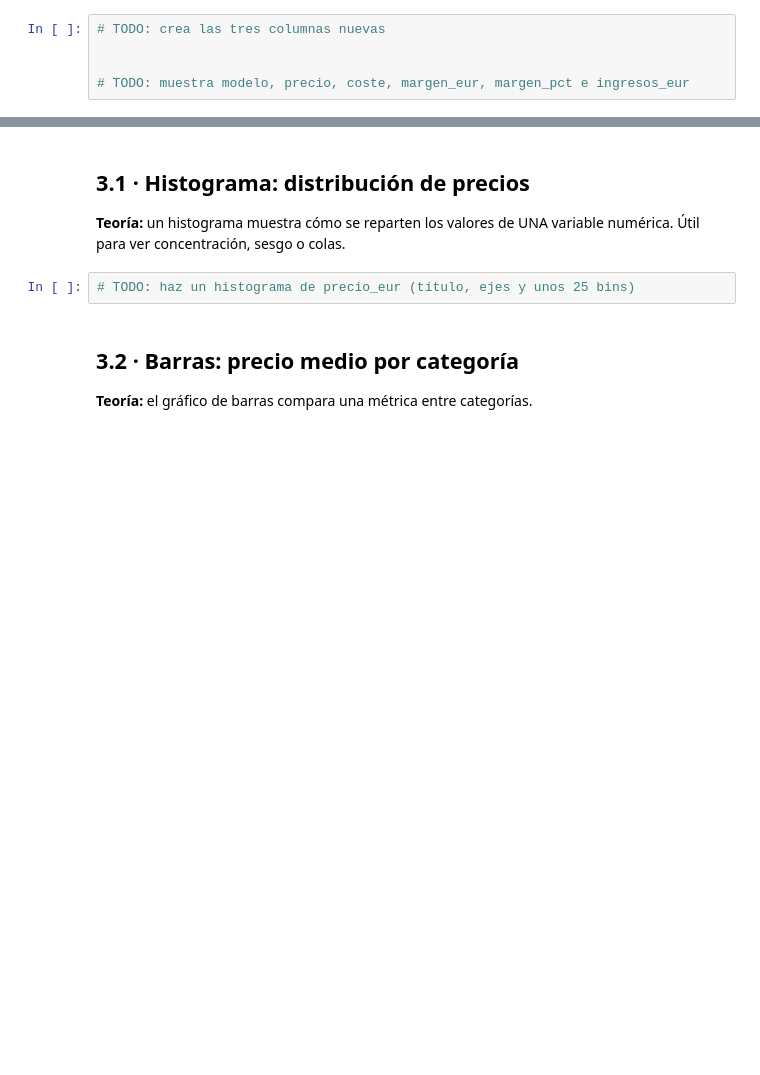
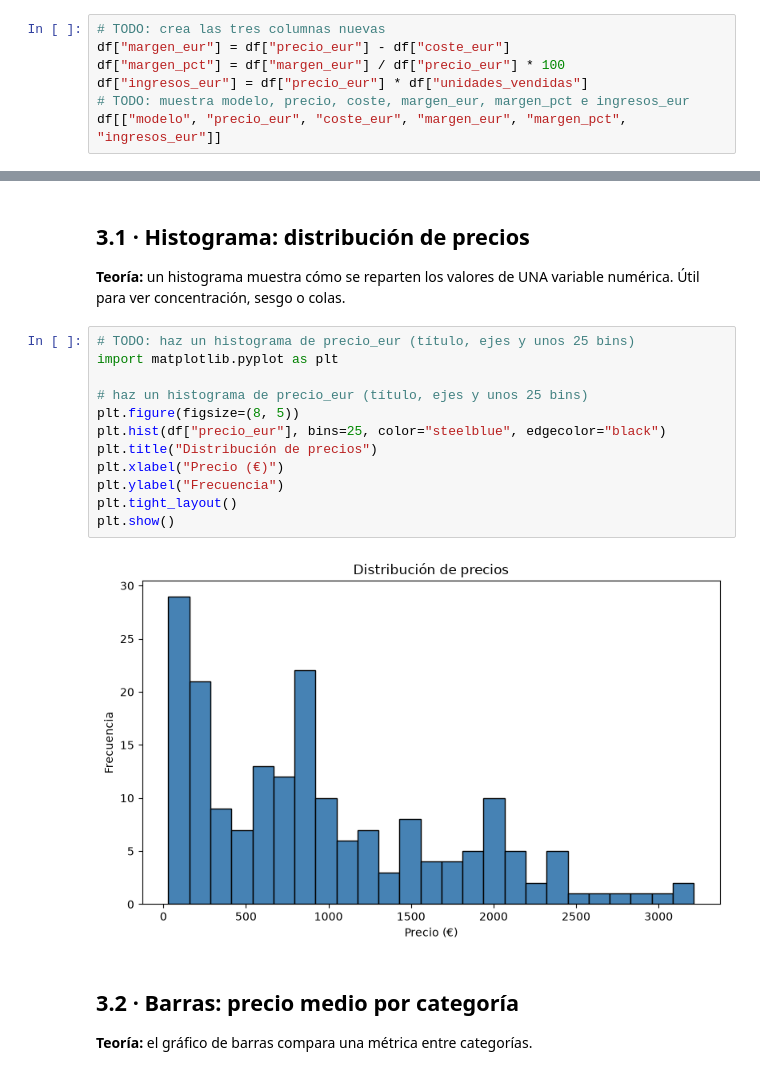
Before and after one commit to crusader-Reb0rn123/Reto_DatogamiJR_1, a Jupyter notebook: reto_tecnostore.ipynb, the cells around one changed output, grey strips where cells are left out. Drawn from its saved outputs; the diff is of its cells as text; blank space fills up the shorter version.

```diff
--- a/reto_tecnostore.ipynb
+++ b/reto_tecnostore.ipynb
@@ -349,6 +349,8 @@ df.describe()
 - `ingresos_eur` = precio × unidades vendidas
 # %%
 # TODO: crea las tres columnas nuevas
-
-
+df["margen_eur"] = df["precio_eur"] - df["coste_eur"]
+df["margen_pct"] = df["margen_eur"] / df["precio_eur"] * 100
+df["ingresos_eur"] = df["precio_eur"] * df["unidades_vendidas"]
 # TODO: muestra modelo, precio, coste, margen_eur, margen_pct e ingresos_eur
+df[["modelo", "precio_eur", "coste_eur", "margen_eur", "margen_pct", "ingresos_eur"]]
@@ -387,6 +468,18 @@ num_cols = ["coste_eur", "precio_eur", "stock", "unidades_vendidas",
 numérica. Útil para ver concentración, sesgo o colas.
 # %%
 # TODO: haz un histograma de precio_eur (título, ejes y unos 25 bins)
+import matplotlib.pyplot as plt
+
+# haz un histograma de precio_eur (título, ejes y unos 25 bins)
+plt.figure(figsize=(8, 5))
+plt.hist(df["precio_eur"], bins=25, color="steelblue", edgecolor="black")
+plt.title("Distribución de precios")
+plt.xlabel("Precio (€)")
+plt.ylabel("Frecuencia")
+plt.tight_layout()
+plt.show()
+# %% [output]
+[figure, added]
 # %% [markdown]
 ## 3.2 · Barras: precio medio por categoría
 
```
Also changed, not shown: parts of 10 cells of this notebook.
